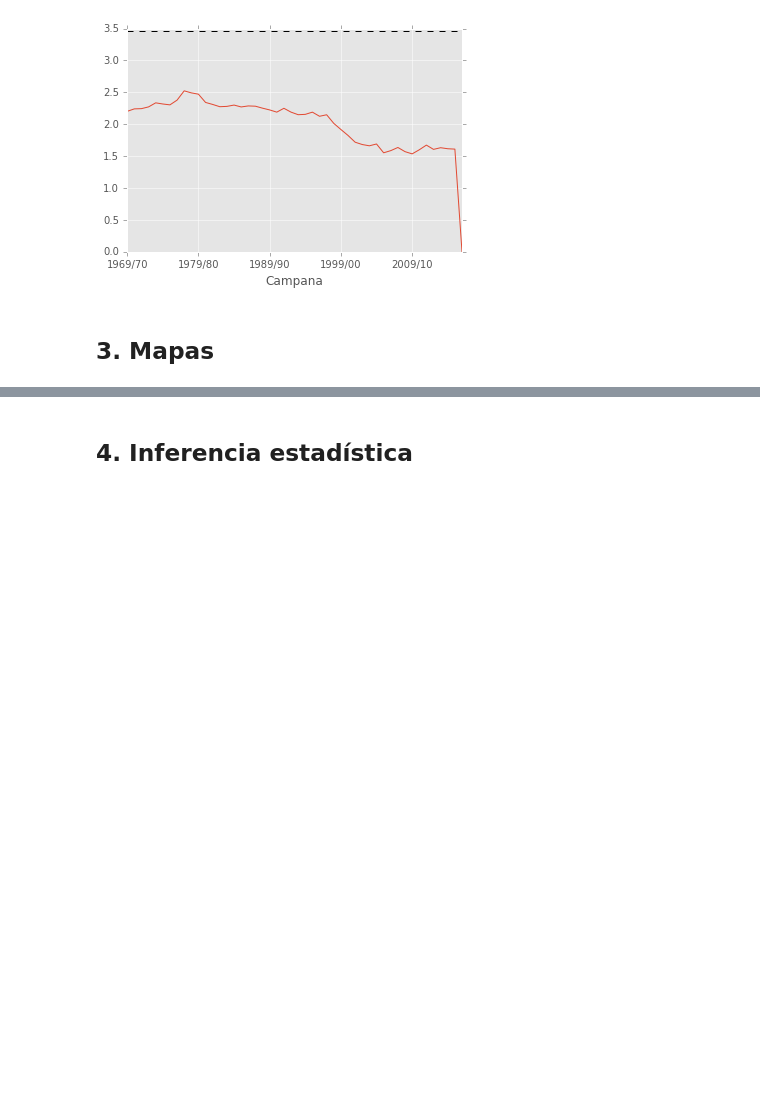
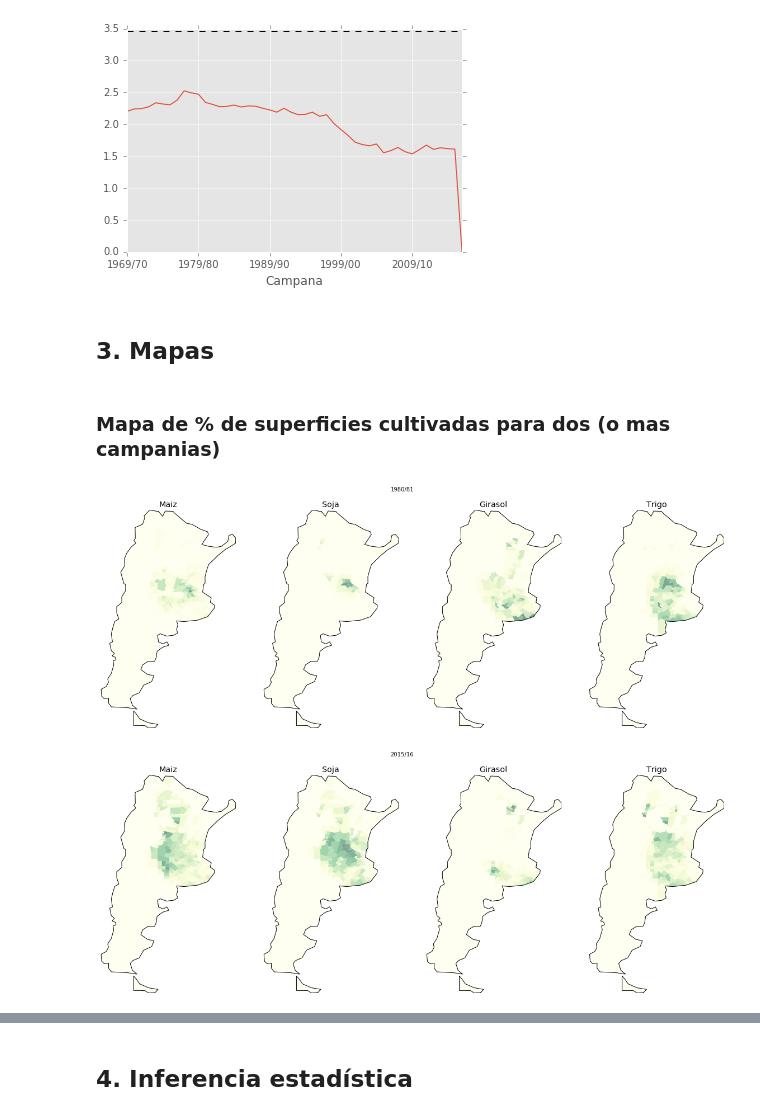
Before and after one commit to datosgobar/taller-analisis-datos-101, a Jupyter notebook: 2 - Análisis de datos agrícolas.ipynb, the cells around one changed output, grey strips where cells are left out. Drawn from its saved outputs; the diff is of its cells as text; code cells hidden in the pictures; blank space fills up the shorter version.

Commit message:
Agrego mapas y un borrador de animacion

```diff
--- a/2 - Análisis de datos agrícolas.ipynb
+++ b/2 - Análisis de datos agrícolas.ipynb
@@ -280,8 +280,10 @@ plt.hlines(np.log(p.shape[1]),plt.xlim()[0],plt.xlim()[1],linestyles='--') # MAX
 # %% [markdown]
 ## 3. Mapas
 # %%
+# Carga inicial de shapfiles y formas de paises
 import geopandas as gpd
 
 df = gpd.read_file('./data/departamentos/pxdptodatos.shp')
 df  = df[~df.nombre.str.contains('Antártida')]
 df = df[df.geometry.bounds.maxx<-50] # Sacar islas
+world = gpd.read_file(gpd.datasets.get_path('naturalearth_lowres'))
@@ -287,0 +295,26 @@ df = df[df.geometry.bounds.maxx<-50] # Sacar islas
+# %% [markdown]
+### Mapa de % de superficies cultivadas para dos (o mas campanias)
+# %%
+for campana in ['1980/81','2015/16']:
+    fig = plt.figure(figsize=(20,7))
+    fig.suptitle(campana)
+    for i, cultivo in enumerate(df_ren.columns):
+        gf_merge = pd.merge(df,df_estim[(df_estim.Cultivo==cultivo) & (df_estim.Campana==campana)][['link','Campana','Sup. Sembrada (Ha)']],
+                 on='link',how='left')
+        gf_merge['Sup. Sembrada (Ha)'].fillna(0, inplace=True)
+        gf_merge['porc_sembrado'] = gf_merge['Sup. Sembrada (Ha)']/gf_merge.geometry.area
+        ax= fig.add_subplot(1,4,i+1)
+        ax.set_axis_bgcolor('white')
+        ax.grid('off')
+        ax.set_title(cultivo)
+        ax.set_xticklabels([])
+        ax.set_yticklabels([])
+        ax.set_xticks([])
+        ax.set_yticks([])
+
+        world[world.name=='Argentina'].plot(ax=ax,color='white')
+        kw = dict(column='porc_sembrado', k=9, cmap='YlGn', ax=ax, linewidth=0)
+        gf_merge.plot(**kw)
+# %% [output]
+[figure, added]
+[figure, added]
```
Also changed, not shown: parts of 12 cells of this notebook.
